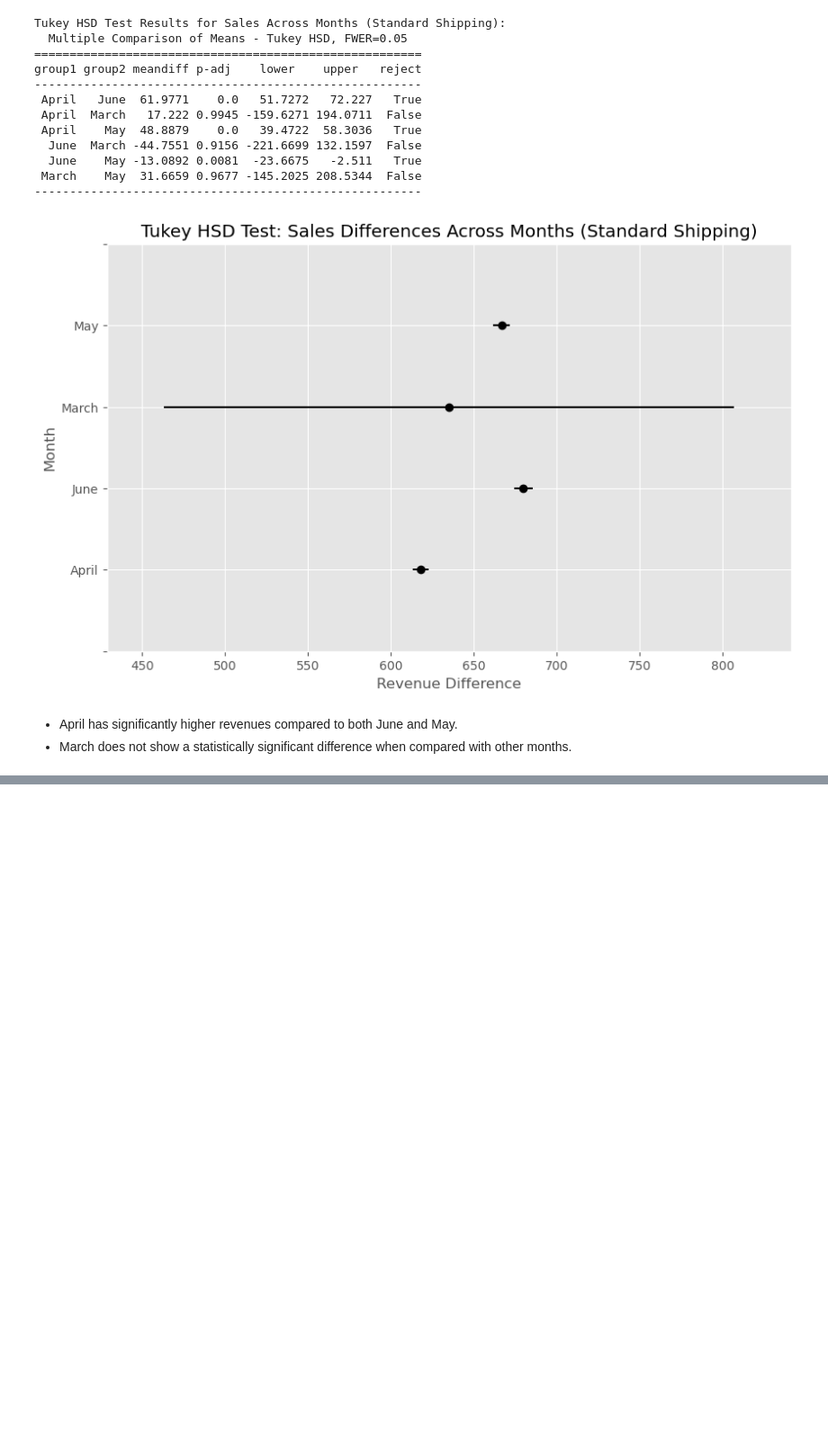
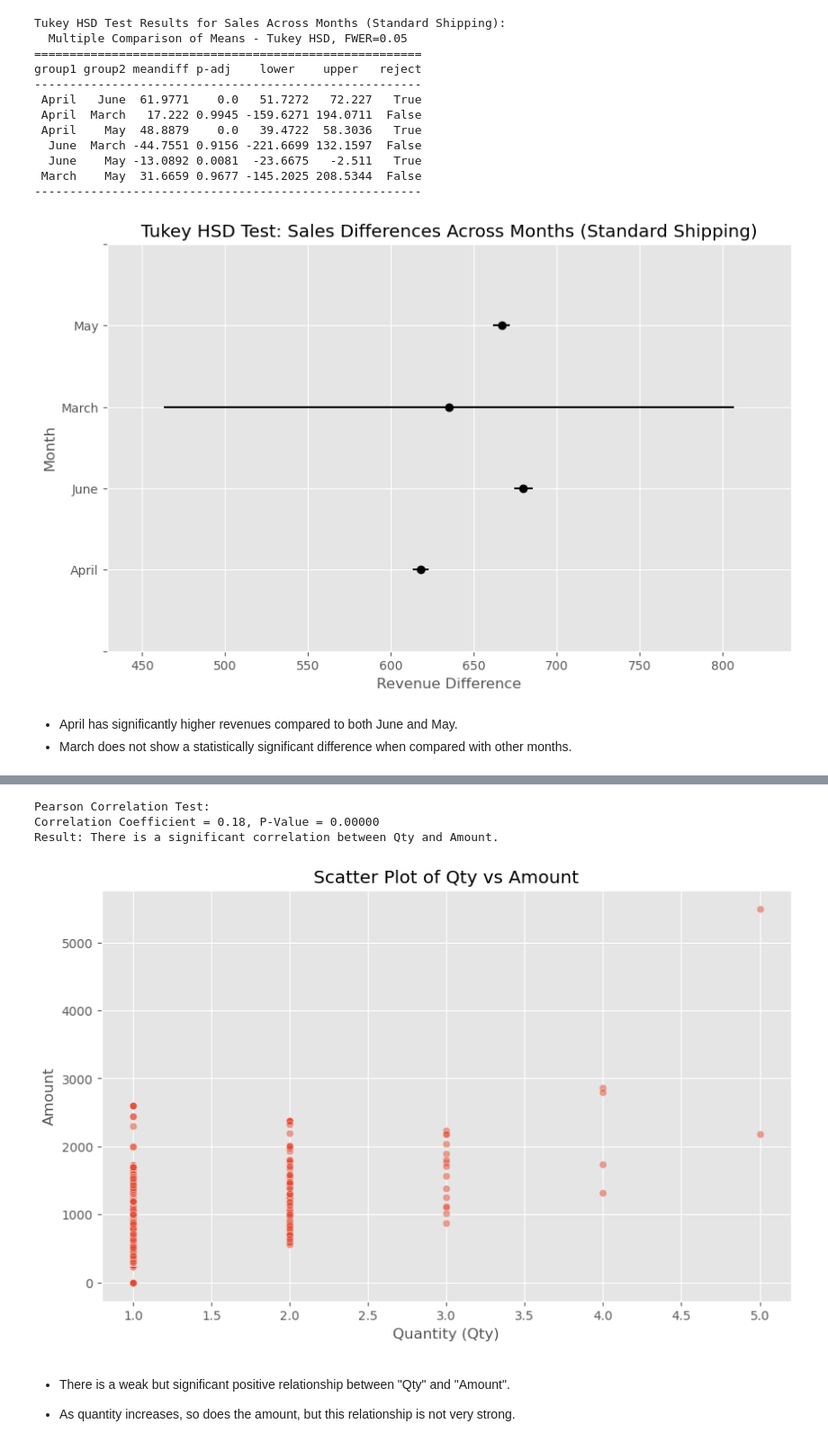
Before and after one commit to ElifSurucu/Analyzing-E-Commerce-Sales-Performance, a Jupyter notebook: Analysis_Notebook.ipynb, the cells around one changed output, grey strips where cells are left out. Shown at 90% size. Drawn from its saved outputs; the diff is of its cells as text; code cells hidden in the pictures; blank space fills up the shorter version.

```diff
--- a/Analysis_Notebook.ipynb
+++ b/Analysis_Notebook.ipynb
@@ -1091,0 +1219,17 @@ There is no significant difference in revenue between promoted and non-promoted
+# %%
+
+file_path = "cleaned_ecommerce_data.csv"
+data = pd.read_csv(file_path)
+# %%
+
+cancellation_statuses = [
+    'Shipped - Returned to Seller',
+    'Shipped - Rejected by Buyer',
+    'Shipped - Lost in Transit',
+    'Shipped - Returning to Seller',
+    'Shipped - Damaged'
+]
+
+
+data['Is Cancelled'] = data['Status'].apply(lambda x: 1 if x in cancellation_statuses else 0)
+print(data['Is Cancelled'].value_counts())
@@ -1091,0 +1265,34 @@ There is no significant difference in revenue between promoted and non-promoted
+# %%
+#6.Is there a correlation between Qty and Amount?
+from scipy.stats import pearsonr, spearmanr
+import seaborn as sns
+import matplotlib.pyplot as plt
+qty = data['Qty']
+amount = data['Amount']
+
+qty = qty.dropna()
+amount = amount.dropna()
+pearson_corr, pearson_p = pearsonr(qty, amount)
+print("Pearson Correlation Test:")
+print(f"Correlation Coefficient = {pearson_corr:.2f}, P-Value = {pearson_p:.5f}")
+if pearson_p < 0.05:
+    print("Result: There is a significant correlation between Qty and Amount.\n")
+else:
+    print("Result: There is no significant correlation between Qty and Amount.\n")
+
+#Qty vs Amount
+plt.figure(figsize=(10, 6))
+sns.scatterplot(x=qty, y=amount, alpha=0.5)
+plt.title("Scatter Plot of Qty vs Amount")
+plt.xlabel("Quantity (Qty)")
+plt.ylabel("Amount")
+plt.show()
+# %% [output]
+Pearson Correlation Test:
+Correlation Coefficient = 0.18, P-Value = 0.00000
+Result: There is a significant correlation between Qty and Amount.
+[figure, added]
+# %% [markdown]
+- There is a weak but significant positive relationship between "Qty" and "Amount".
+
+- As quantity increases, so does the amount, but this relationship is not very strong.
```
Also changed, not shown: parts of 56 cells of this notebook.
